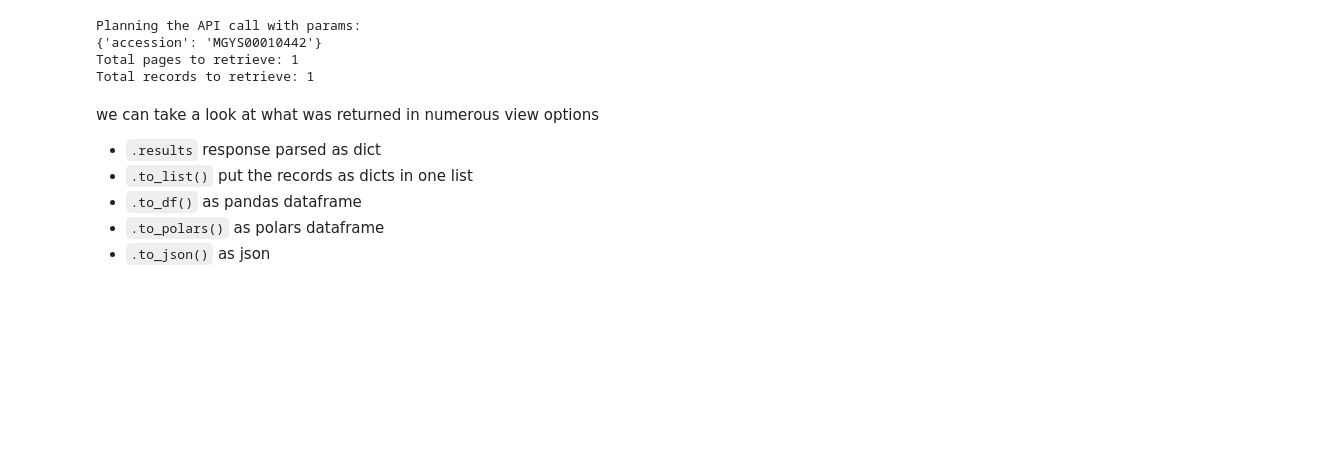
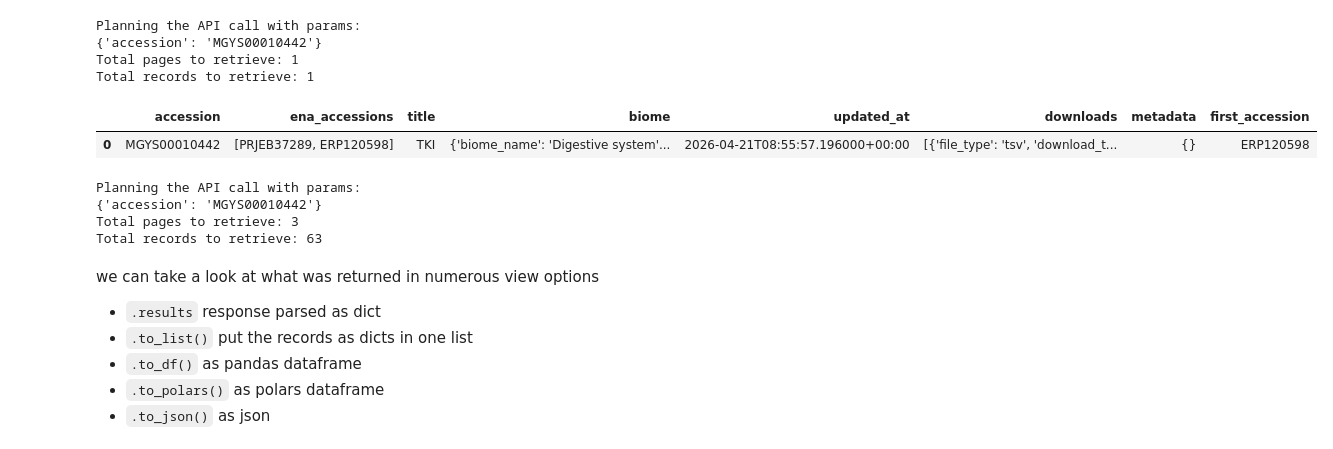
Before and after one commit to EBI-Metagenomics/mgnipy, a Jupyter notebook: docs/tutorials/demos/get_all_analyses_for_study.ipynb, the cells around one changed output. Saved outputs shown, nothing was run; the diff lists cells and outputs as text; code cells hidden in the pictures; blank space fills up the shorter version.

```diff
--- a/docs/tutorial/get_all_analyses_for_study.ipynb
+++ b/docs/tutorials/demos/get_all_analyses_for_study.ipynb
@@ -67,9 +38,6 @@ Choose your entry resource proxy
 # %%
-# init
-MG = MGnipy(
-    # configuration
-)
+await study.aget()
 
-# helper
-MG.list_resources()
+# check it out
+study.to_list()
 # %% [output]
@@ -100,0 +107,3 @@ Returns paginated results: False
+# %%
+study = MG.study(accession="MGYS00010442")
+print(study)
@@ -109,6 +127,19 @@ Planning the API call with params:
 {'accession': 'MGYS00010442'}
 Total pages to retrieve: 1
 Total records to retrieve: 1
+# %%
+study.to_df()
+# %% [output]
+|  | accession | ena_accessions | title | biome | updated_at | downloads | metadata | first_accession |
+| 0 | MGYS00010442 | [PRJEB37289, ERP120598] | TKI | {'biome_name': 'Digestive system'... | 2026-04-21T08:55:57.196000+00:00 | [{'file_type': 'tsv', 'download_t... | {} | ERP120598 |
+# %%
+analyses = study.analyses
+await analyses.aget()
+# %% [output]
+Planning the API call with params:
+{'accession': 'MGYS00010442'}
+Total pages to retrieve: 3
+Total records to retrieve: 63
 # %% [markdown]
 we can take a look at what was returned in numerous view options
 - `.results` response parsed as dict
```
Also changed, not shown: parts of 28 cells of this notebook, 26 other files.
